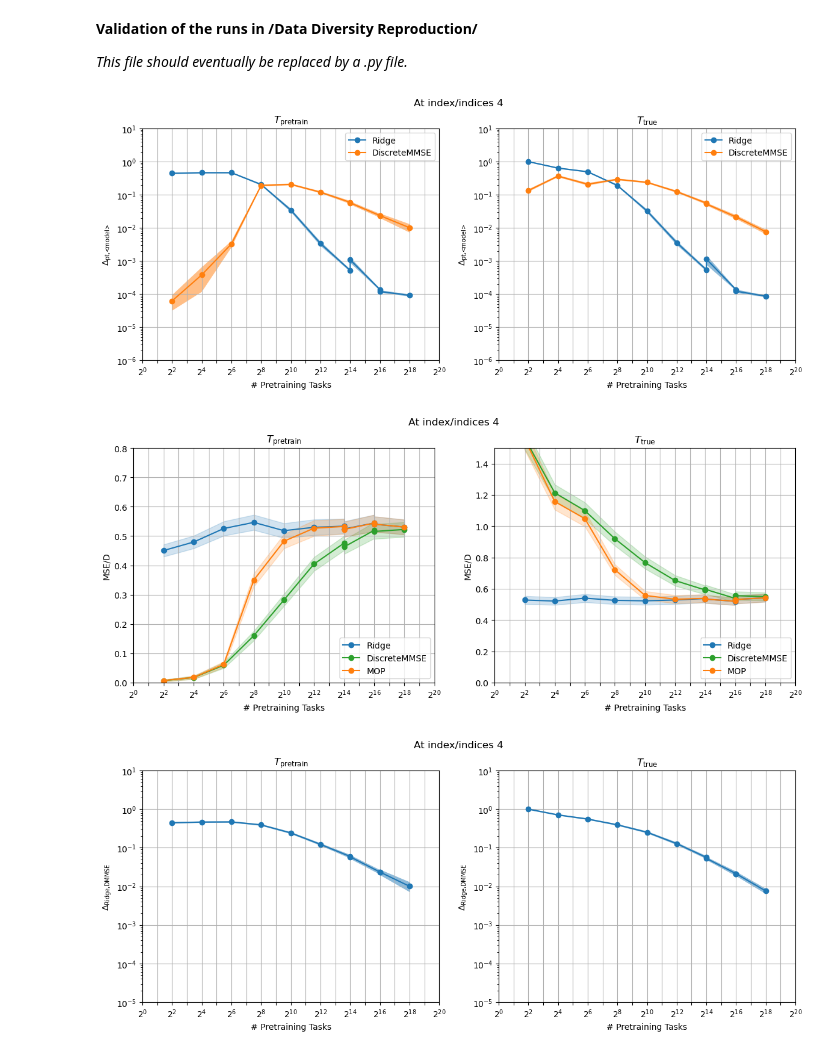
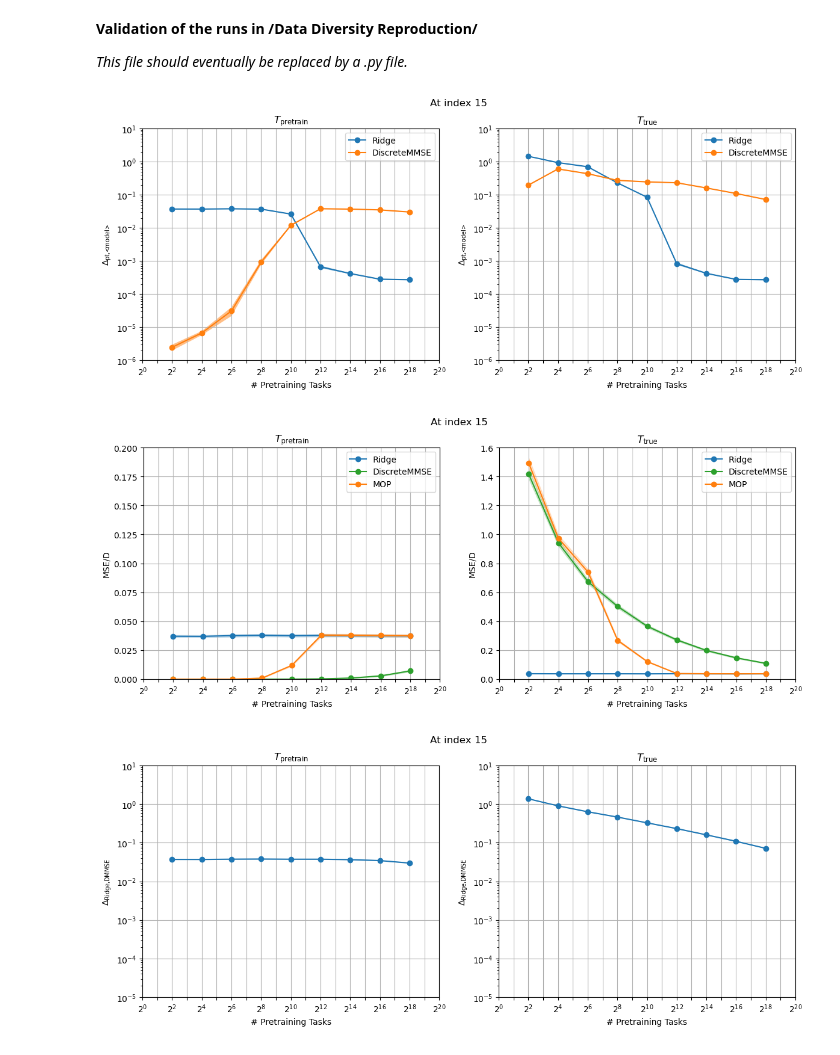
Before and after one commit to viktor-lundqvist/data-diversity-reproduction, a Jupyter notebook: src/validation.ipynb, the cells around one changed output. Saved outputs shown, nothing was run; the diff lists cells and outputs as text; code cells hidden in the pictures.

```diff
--- a/src/validation.ipynb
+++ b/src/validation.ipynb
@@ -139,7 +139,10 @@ for run_id, run in runs.items():
             predictions[model_name] = torch.cat(predictions[model_name]).cpu()
         run["preds_true"] = predictions
 # %%
-idx = 4
+first_idx = 15
+idx_len = 1
+idx = np.arange(first_idx, first_idx + idx_len)
+
 for run in runs.values():
     for i in range(len(model_names)):
         for j in range(i+1,len(model_names)):
@@ -187,42 +190,44 @@ for axis in ax:
     axis.grid()
     axis.legend()
 
-fig.suptitle(f"At index/indices {idx}")
+idx_str = str(first_idx) if idx_len == 1 else f"{first_idx} to {first_idx+idx_len-1}"
+fig.suptitle(f"At index {idx_str}")
 fig.show()
 # %% [output]
-[figure, old version]
+[figure, new version]
 # %%
 fig, ax = plt.subplots(nrows=1, ncols=2, figsize=(14,5))
 colors = ['1f77b4', '2ca02c', 'ff7f0e', 'd62728', '9467bd', '8c564b', 'e377c2', '7f7f7f', 'bcbd22', '17becf']
 
 for j, dist in enumerate(('preds_pt', 'preds_true')):
     for i, model_name in enumerate(('Ridge', 'DiscreteMMSE', 'MOP')):
         means = np.array([runs[run_id][('mse/d', dist, 'Oracle', model_name)] for run_id in run_ids])
         err_bar = np.array([runs[run_id][('err_bar', dist, 'Oracle', model_name)] for run_id in run_ids])
         ax[j].semilogx(task_pool_size, means, label=model_name, marker='o', color="#"+colors[i])
         ax[j].fill_between(task_pool_size, means - err_bar, means + err_bar, alpha=0.2, color="#"+colors[i])
 
 
 ax[0].set_title("$T_\\text{pretrain}$")
-ax[0].set_ylim([0,0.8])
+ax[0].set_ylim([0,0.2])
 
 ax[1].set_title("$T_\\text{true}$")
-ax[1].set_ylim([0,1.5])
+ax[1].set_ylim([0,1.6])
 
 for axis in ax:
     x_range = list(range(0,21))
     x = [2**x for x in x_range]
     axis.set_xticks(x, labels=[(f"$2^{{{x}}}$" if not x%2 else "") for x in x_range])
     axis.tick_params(axis='x', which='minor', bottom=False)
     axis.set_xlabel("# Pretraining Tasks")
     axis.set_ylabel("MSE/D")
     axis.grid()
-    axis.legend(loc='lower right')
+    axis.legend(loc='upper right')
 
-fig.suptitle(f"At index/indices {idx}")
+idx_str = str(first_idx) if idx_len == 1 else f"{first_idx} to {first_idx+idx_len-1}"
+fig.suptitle(f"At index {idx_str}")
 fig.show()
 # %% [output]
-[figure, old version]
+[figure, new version]
 # %%
 fig, ax = plt.subplots(nrows=1, ncols=2, figsize=(14,5))
 for j, dist in enumerate(('preds_pt', 'preds_true')):
@@ -244,7 +249,8 @@ for axis in ax:
     axis.set_ylabel("$\Delta_\\text{Ridge,DMMSE}$")
     axis.grid()
 
-fig.suptitle(f"At index/indices {idx}")
+idx_str = str(first_idx) if idx_len == 1 else f"{first_idx} to {first_idx+idx_len-1}"
+fig.suptitle(f"At index {idx_str}")
 fig.show()
 # %% [output]
-[figure, old version]
+[figure, new version]
```
Also changed, not shown: parts of 2 cells of this notebook.
